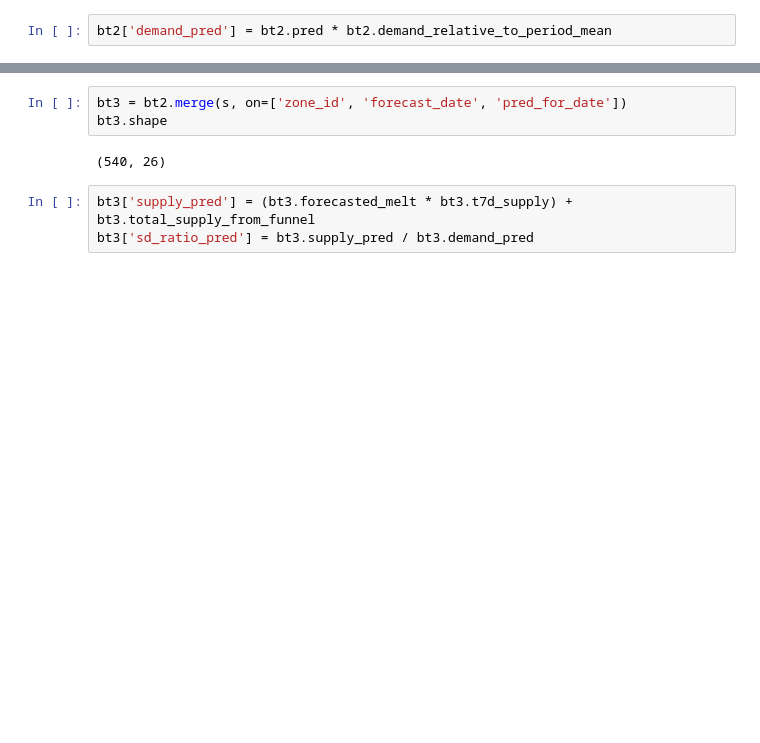
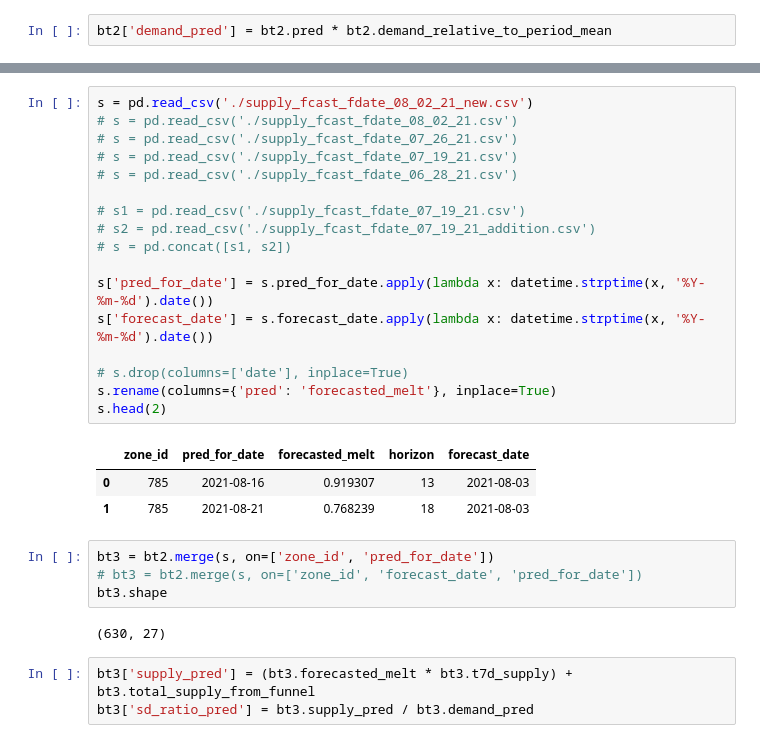
Before and after one commit to soreasy/bayesian_hierarchical_models, a Jupyter notebook: Zone-Day Gaps v2 - Backtest Final-Copy1.ipynb, the cells around one changed output, grey strips where cells are left out. Cells and saved outputs as stored; diff of their text form; blank space fills up the shorter version.

```diff
--- a/Zone-Day Gaps v2 - Backtest Final-Copy1.ipynb
+++ b/Zone-Day Gaps v2 - Backtest Final-Copy1.ipynb
@@ -426,8 +399,30 @@ bt2.head(2)
+# %%
+s = pd.read_csv('./supply_fcast_fdate_08_02_21_new.csv')
+# s = pd.read_csv('./supply_fcast_fdate_08_02_21.csv')
+# s = pd.read_csv('./supply_fcast_fdate_07_26_21.csv')
+# s = pd.read_csv('./supply_fcast_fdate_07_19_21.csv')
+# s = pd.read_csv('./supply_fcast_fdate_06_28_21.csv')
+
+# s1 = pd.read_csv('./supply_fcast_fdate_07_19_21.csv')
+# s2 = pd.read_csv('./supply_fcast_fdate_07_19_21_addition.csv')
+# s = pd.concat([s1, s2])
+
+s['pred_for_date'] = s.pred_for_date.apply(lambda x: datetime.strptime(x, '%Y-%m-%d').date())
+s['forecast_date'] = s.forecast_date.apply(lambda x: datetime.strptime(x, '%Y-%m-%d').date())
+
+# s.drop(columns=['date'], inplace=True)
+s.rename(columns={'pred': 'forecasted_melt'}, inplace=True)
+s.head(2)
+# %% [output]
+|  | zone_id | pred_for_date | forecasted_melt | horizon | forecast_date |
+| 0 | 785 | 2021-08-16 | 0.919307 | 13 | 2021-08-03 |
+| 1 | 785 | 2021-08-21 | 0.768239 | 18 | 2021-08-03 |
 # %%
-bt3 = bt2.merge(s, on=['zone_id', 'forecast_date', 'pred_for_date'])
+bt3 = bt2.merge(s, on=['zone_id', 'pred_for_date'])
+# bt3 = bt2.merge(s, on=['zone_id', 'forecast_date', 'pred_for_date'])
 bt3.shape
 # %% [output]
-(540, 26)
+(630, 27)
 # %%
 bt3['supply_pred'] = (bt3.forecasted_melt * bt3.t7d_supply) + bt3.total_supply_from_funnel
 bt3['sd_ratio_pred'] = bt3.supply_pred / bt3.demand_pred
```
Also changed, not shown: parts of 115 cells of this notebook, 1 other file.
